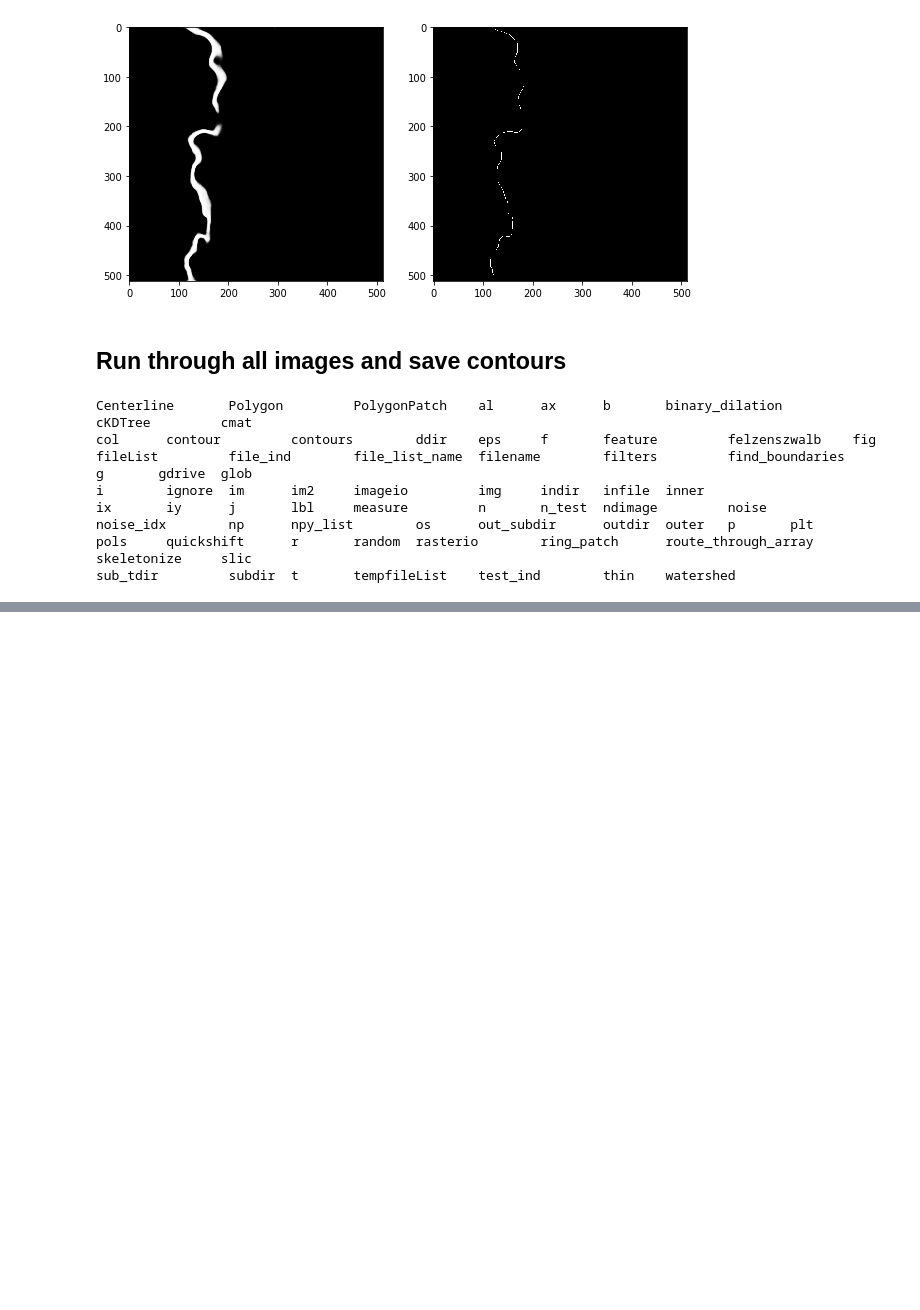
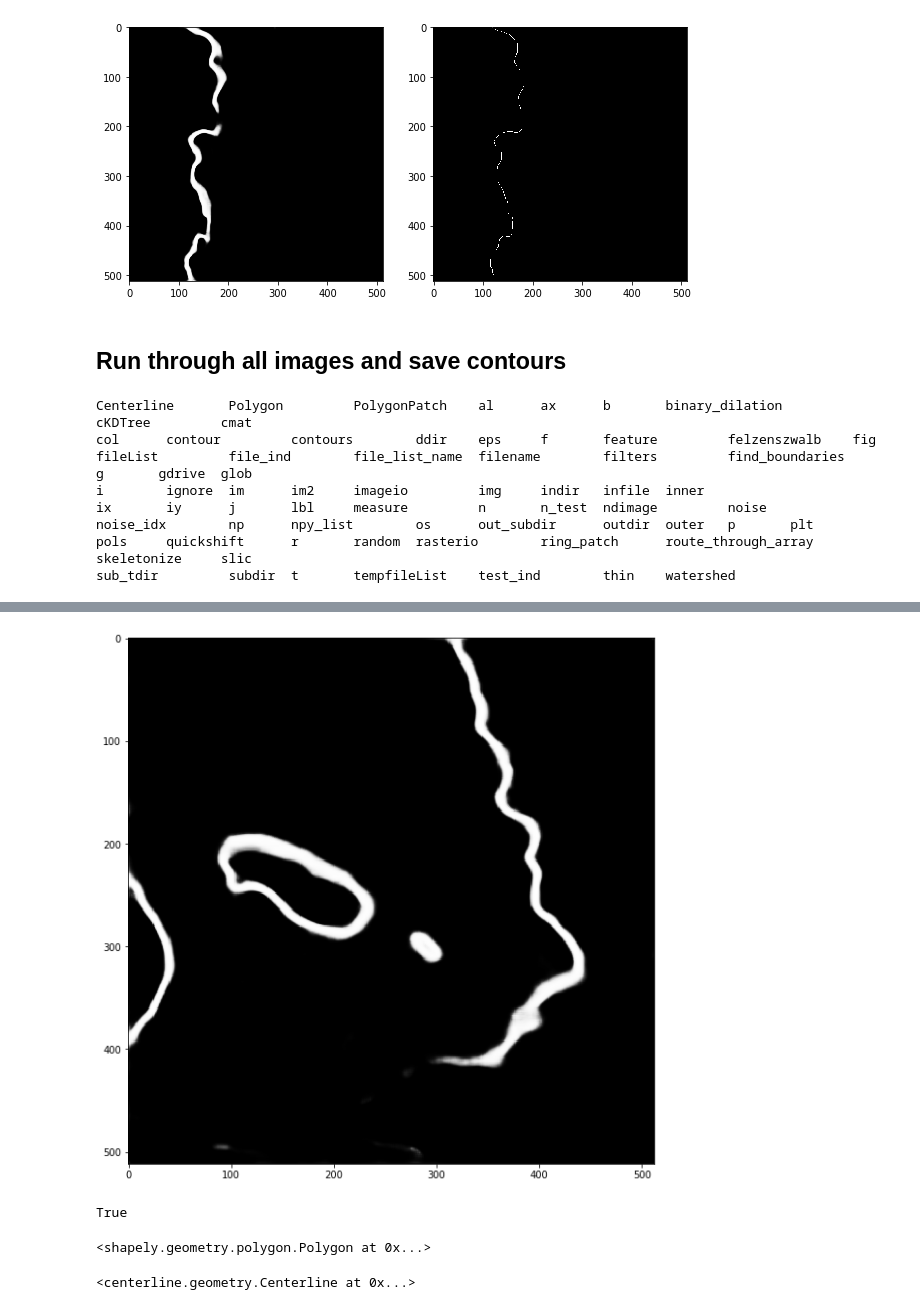
Before and after one commit to yaramohajerani/GL_learning, a Jupyter notebook: GL_postprocessing_geocoded_complex.ipynb, the cells around one changed output, grey strips where cells are left out. Cells and saved outputs as stored; diff of their text form; code cells hidden in the pictures; blank space fills up the shorter version.

```diff
--- a/GL_postprocessing_geocoded_complex.ipynb
+++ b/GL_postprocessing_geocoded_complex.ipynb
@@ -468,0 +559,9 @@ for t in ['Train']: #['Train','Test']
+# %%
+infile = '/Users/yaramohajerani/Google Drive File Stream/My Drive/GL_Learning/Train_predictions.dir/atrous_32init_drop0.2_customLossR727.dir/pred_gl_007_180424-180430-180430-180506_021604-010708-010708-021779_T050918_T050832_x1930_y1024_DIR01.png'
+test_ind = fileList['Train'].index(infile)
+im = imageio.imread(fileList['Train'][test_ind]).astype(float)/255.
+fig = plt.figure(1,figsize=(10,10))
+plt.imshow(im, cmap=plt.cm.gray)
+plt.show()
+# %% [output]
+[figure, added]
@@ -468,0 +582,8 @@ for t in ['Train']: #['Train','Test']
+# %%
+pols[1].contains(pols[2])
+# %% [output]
+True
+# %%
+pols[1].difference(pols[2])
+# %% [output]
+<shapely.geometry.polygon.Polygon at 0x...>
@@ -468,0 +592,6 @@ for t in ['Train']: #['Train','Test']
+# %%
+attributes = {"id": 0, "name": "polygon", "valid": False}
+cl = Centerline(pp,interpolation_distance=5, **attributes)
+cl
+# %% [output]
+<centerline.geometry.Centerline at 0x...>
```
Also changed, not shown: parts of 64 cells of this notebook.
